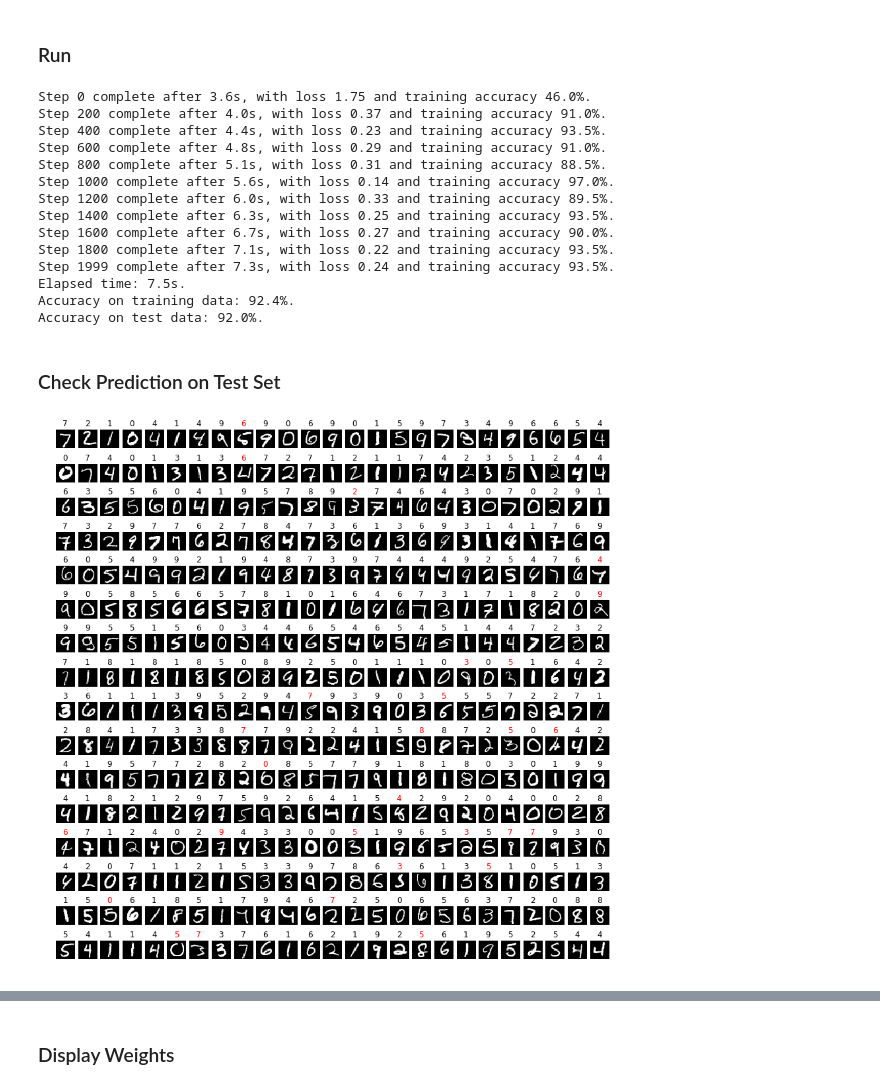
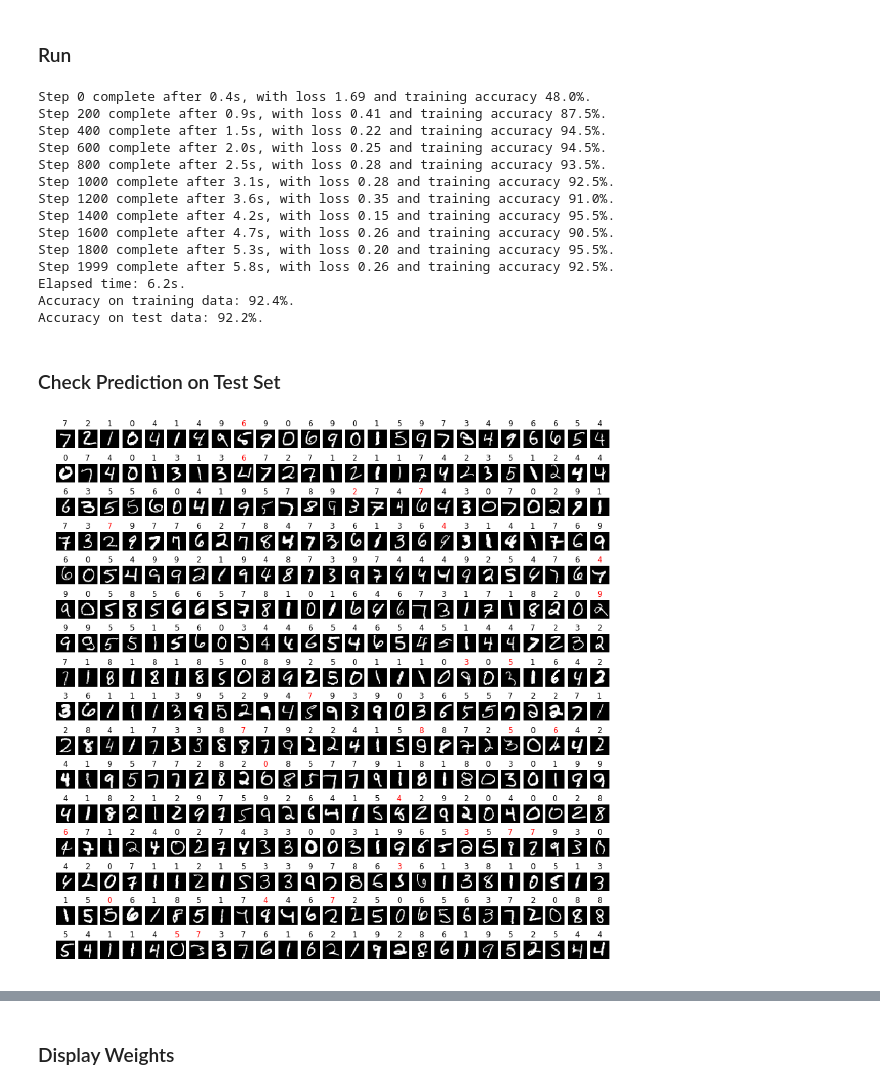
Before and after one commit to RegisC/JupyterNotebooks, a Jupyter notebook: MachineLearning/TensorFlow - MNIST.ipynb, the cells around one changed output, grey strips where cells are left out. Saved outputs shown, nothing was run; the diff lists cells and outputs as text; code cells hidden in the pictures.

```diff
--- a/MachineLearning/TensorFlow - MNIST.ipynb
+++ b/MachineLearning/TensorFlow - MNIST.ipynb
@@ -28,0 +17,14 @@ Validation set size: 0
+# %%
+(train_images, train_labels), (test_images, test_labels) = tf.keras.datasets.mnist.load_data()
+print(f"Initial shape of training set: {train_images.shape}.")
+print(f"Initial shape of training labels: {train_labels.shape}.")
+print(f"Initial shape of test set: {test_images.shape}.")
+print(f"Initial shape of test labels: {test_labels.shape}.")
+train_images = train_images.reshape((train_images.shape[0], 784)) / 255 # Rescale to have values in [0, 1]
+test_images = test_images.reshape((test_images.shape[0], 784)) / 255
+train_labels = tf.keras.utils.to_categorical(train_labels, 10) # Convert to one-hot encoding
+test_labels = tf.keras.utils.to_categorical(test_labels, 10)
+print(f"New shape of training set: {train_images.shape}.")
+print(f"New shape of training labels: {train_labels.shape}.")
+print(f"New shape of test set: {test_images.shape}.")
+print(f"New shape of test labels: {test_labels.shape}.")
@@ -29 +42,8 @@ Validation set size: 0
+# %%
+def next_batch(batch_size, data, labels):
+    """Return an array of `batch_size` random samples and labels."""
+    indices = np.random.randint(low=0, high=data.shape[0], size=batch_size)
+    data_batch = data[indices]
+    labels_batch = labels[indices]
+    return data_batch, labels_batch
 # %% [markdown]
@@ -31,12 +51,11 @@ Validation set size: 0
 # %%
-rows = 4
-cols = 20
+rows, cols = 4, 20
 f, axes = plt.subplots(rows, cols, figsize=(12,5)) # image size is in inches
 for i in range(rows):
     for j in range(cols):
         index = i*cols + j
-        axes[i, j].imshow(mnist.train.images[index].reshape(28, 28), cmap='gray')
-        axes[i, j].set_title(f"{mnist.train.labels[index].argmax()}")
+        axes[i, j].imshow(train_images[index].reshape(28, 28), cmap='gray')
+        axes[i, j].set_title(f"{train_labels[index].argmax()}")
         axes[i, j].axis('off')
 # %% [output]
 [figure]
@@ -79,11 +98,12 @@ init = tf.global_variables_initializer()
 num_iterations = 2000
 batch_size = 200
 log_path = './TBLogs/'
+np.random.seed(42)
 with tf.Session() as sess:
     tbWriter = tf.summary.FileWriter(log_path, sess.graph)
     sess.run(init)
     for i in range(num_iterations):
-        images, labels = mnist.train.next_batch(batch_size) # Nx784 and Nx10, randomly selected
+        images, labels = next_batch(batch_size, train_images, train_labels) # Nx784 and Nx10
         _, summary = sess.run([optimizer, summarize_all], feed_dict={x:images, y:labels})
         tbWriter.add_summary(summary, i)
         if (i % 200 == 0) or (i == num_iterations-1):
@@ -95,43 +115,42 @@ with tf.Session() as sess:
     end_time = time.time()
     print(f"Elapsed time: {end_time - start_time:.1f}s.")
     # Show accuracy on both data sets
-    acc, weights, bias = sess.run([accuracy, W, b], feed_dict={x:mnist.train.images, y:mnist.train.labels})
+    acc, weights, bias = sess.run([accuracy, W, b], feed_dict={x:train_images, y:train_labels})
     print(f"Accuracy on training data: {acc*100:.1f}%.")
-    acc, weights, bias = sess.run([accuracy, W, b], feed_dict={x:mnist.test.images, y:mnist.test.labels})
+    acc, weights, bias = sess.run([accuracy, W, b], feed_dict={x:test_images, y:test_labels})
     print(f"Accuracy on test data: {acc*100:.1f}%.")
 # %% [output]
-Step 0 complete after 3.6s, with loss 1.75 and training accuracy 46.0%.
-Step 200 complete after 4.0s, with loss 0.37 and training accuracy 91.0%.
-Step 400 complete after 4.4s, with loss 0.23 and training accuracy 93.5%.
-Step 600 complete after 4.8s, with loss 0.29 and training accuracy 91.0%.
-Step 800 complete after 5.1s, with loss 0.31 and training accuracy 88.5%.
-Step 1000 complete after 5.6s, with loss 0.14 and training accuracy 97.0%.
-Step 1200 complete after 6.0s, with loss 0.33 and training accuracy 89.5%.
-Step 1400 complete after 6.3s, with loss 0.25 and training accuracy 93.5%.
-Step 1600 complete after 6.7s, with loss 0.27 and training accuracy 90.0%.
-Step 1800 complete after 7.1s, with loss 0.22 and training accuracy 93.5%.
-Step 1999 complete after 7.3s, with loss 0.24 and training accuracy 93.5%.
-Elapsed time: 7.5s.
+Step 0 complete after 0.4s, with loss 1.69 and training accuracy 48.0%.
+Step 200 complete after 0.9s, with loss 0.41 and training accuracy 87.5%.
+Step 400 complete after 1.5s, with loss 0.22 and training accuracy 94.5%.
+Step 600 complete after 2.0s, with loss 0.25 and training accuracy 94.5%.
+Step 800 complete after 2.5s, with loss 0.28 and training accuracy 93.5%.
+Step 1000 complete after 3.1s, with loss 0.28 and training accuracy 92.5%.
+Step 1200 complete after 3.6s, with loss 0.35 and training accuracy 91.0%.
+Step 1400 complete after 4.2s, with loss 0.15 and training accuracy 95.5%.
+Step 1600 complete after 4.7s, with loss 0.26 and training accuracy 90.5%.
+Step 1800 complete after 5.3s, with loss 0.20 and training accuracy 95.5%.
+Step 1999 complete after 5.8s, with loss 0.26 and training accuracy 92.5%.
+Elapsed time: 6.2s.
 Accuracy on training data: 92.4%.
-Accuracy on test data: 92.0%.
+Accuracy on test data: 92.2%.
 # %% [markdown]
 ### Check Prediction on Test Set
 # %%
 rows, cols = 16, 25
 np.set_printoptions(precision=3, suppress=True)
 fig, axes = plt.subplots(rows, cols, figsize=(15, 15)) # image size is in inches
 for i in range(rows):
     for j in range(cols):
         index = i*cols + j
-        image = mnist.test.images[index]
-        output = np.matmul(image, weights) + bias # score = image * weights + bias
+        output = np.matmul(test_images[index], weights) + bias # score = image * weights + bias
         probabilities = np.exp(output) / np.exp(output).sum() # activation fn converts scores to probalities
-        color = 'k' if (probabilities.argmax() == mnist.test.labels[index].argmax()) else 'r'
+        color = 'k' if (probabilities.argmax() == test_labels[index].argmax()) else 'r'
         axes[i, j].imshow(image.reshape((28, 28)), cmap='gray')
         axes[i, j].set_title(f"{probabilities.argmax()}", color=color)
         axes[i, j].axis('off')
 # %% [output]
-[figure, old version]
+[figure, new version]
 # %%
 errors = 0
 for i in range(rows):
```
Also changed, not shown: parts of 9 cells of this notebook.
